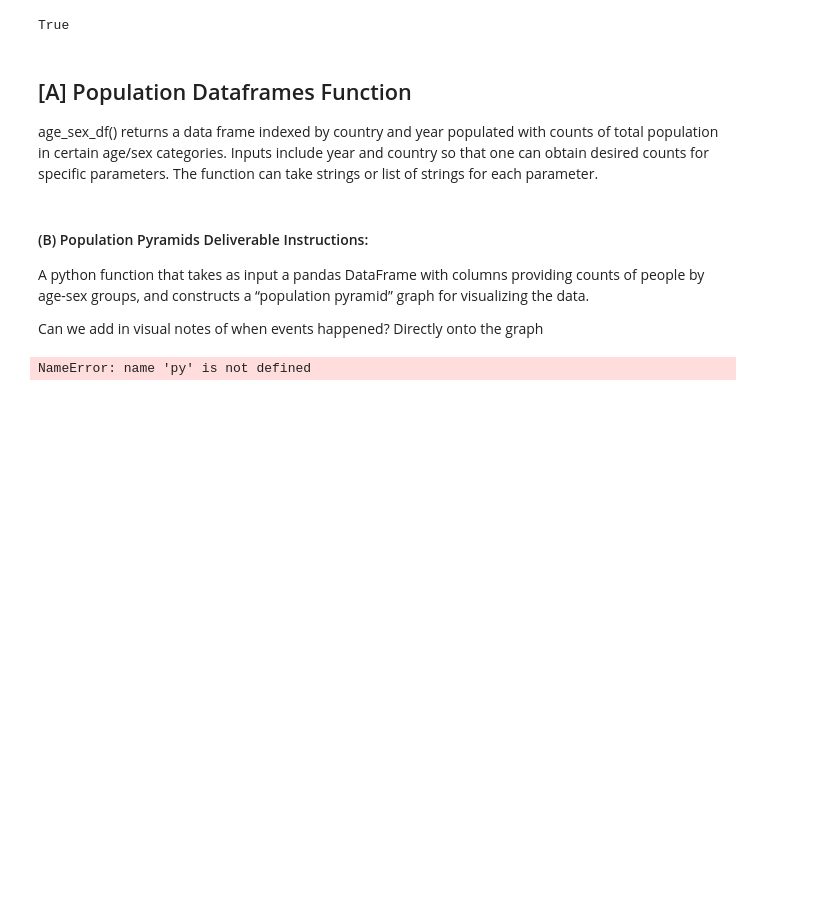
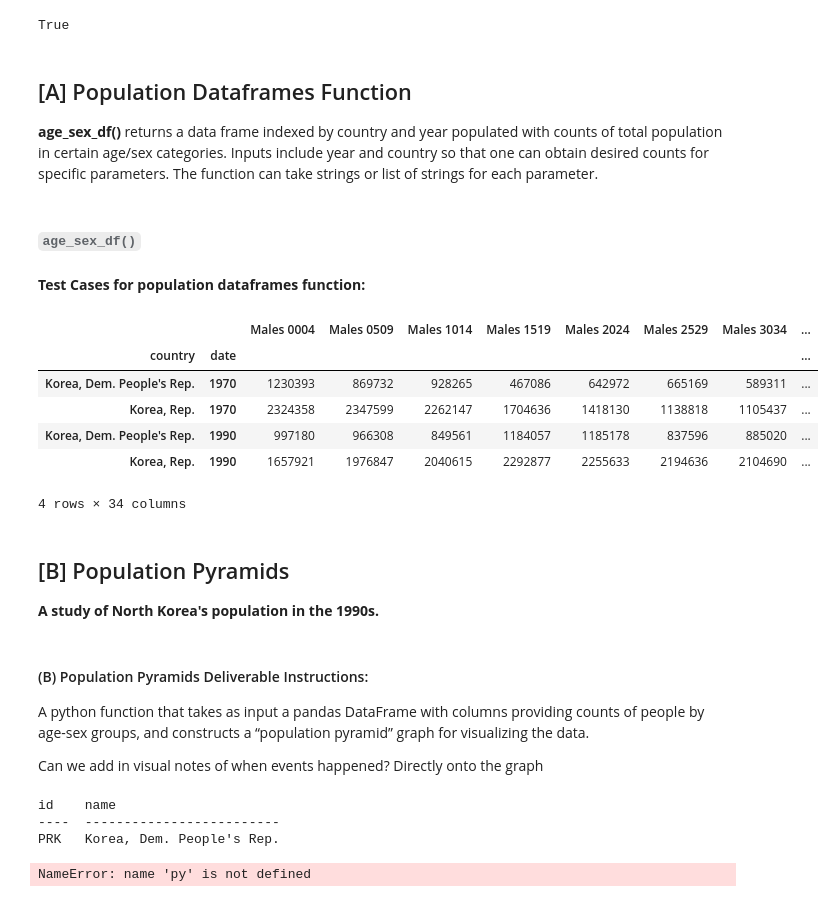
Before and after one commit to maxwell-sapp/EEP153-Project-1, a Jupyter notebook: North_Korea_Economics.ipynb, the cells around one changed output. Cells and saved outputs as stored; diff of their text form; code cells hidden in the pictures; blank space fills up the shorter version.

```diff
--- a/North_Korea_Economics.ipynb
+++ b/North_Korea_Economics.ipynb
@@ -309,7 +298,9 @@ True
 # %% [markdown]
 ## [A] Population Dataframes Function
 
-age_sex_df() returns a data frame indexed by country and year populated with counts of total population in certain age/sex categories. Inputs include year and country so that one can obtain desired counts for specific parameters. The function can take strings or list of strings for each parameter.
+**age_sex_df()** returns a data frame indexed by country and year populated with counts of total population in certain age/sex categories. Inputs include year and country so that one can obtain desired counts for specific parameters. The function can take strings or list of strings for each parameter.
+# %% [markdown]
+###### `age_sex_df()`
 # %%
 def age_sex_df(country='all', year='all'):
 
@@ -349,18 +342,38 @@ def age_sex_df(country='all', year='all'):
         return final_df
     else:
         return final_df.loc[pd.IndexSlice[:, year], :]
+# %% [markdown]
+**Test Cases for population dataframes function:**
 # %%
-# uncomment and try function for one region and one year
+# uncomment and try inputs for one country and one year
 # age_sex_df("Korea, Dem. People's Rep.", '1970')
-# uncomment and try function for multiple region/countries and years
-# age_sex_df(["Korea, Dem. People's Rep.", 'China'], ['1970', '1990'])
+# uncomment and try function for multiple countries and years
+# age_sex_df(["Korea, Dem. People's Rep.", 'Korea, Rep.'], ['1970', '1990'])
 
-h = age_sex_df()
+age_sex_df()
+# %% [output]
+|  |  | Males 0004 | Males 0509 | Males 1014 | Males 1519 | Males 2024 | Males 2529 | Males 3034 | ... |
+| country | date |  |  |  |  |  |  |  | ... |
+| Korea, Dem. People's Rep. | 1970 | 1230393 | 869732 | 928265 | 467086 | 642972 | 665169 | 589311 | ... |
+| Korea, Rep. | 1970 | 2324358 | 2347599 | 2262147 | 1704636 | 1418130 | 1138818 | 1105437 | ... |
+| Korea, Dem. People's Rep. | 1990 | 997180 | 966308 | 849561 | 1184057 | 1185178 | 837596 | 885020 | ... |
+| Korea, Rep. | 1990 | 1657921 | 1976847 | 2040615 | 2292877 | 2255633 | 2194636 | 2104690 | ... |
+4 rows × 34 columns
+# %% [markdown]
+## [B] Population Pyramids
+
+**A study of North Korea's population in the 1990s.**
 # %% [markdown]
 #### (B) Population Pyramids Deliverable Instructions:
 A python function that takes as input a pandas DataFrame with columns providing counts of people by age-sex groups, and constructs a “population pyramid” graph for visualizing the data.
 
 Can we add in visual notes of when events happened? Directly onto the graph
+# %%
+wbdata.get_country('PRK')
+# %% [output]
+id    name
+----  -------------------------
+PRK   Korea, Dem. People's Rep.
 # %%
 # FROM LECTURE 1 (delete this example after writing our own)
 # Count down by increments of 20 years
```
Also changed, not shown: parts of 8 cells of this notebook.
